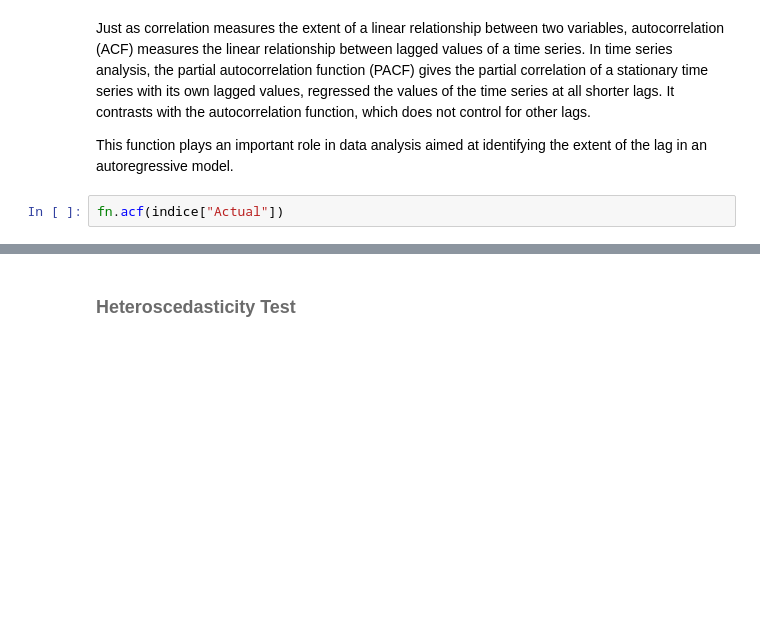
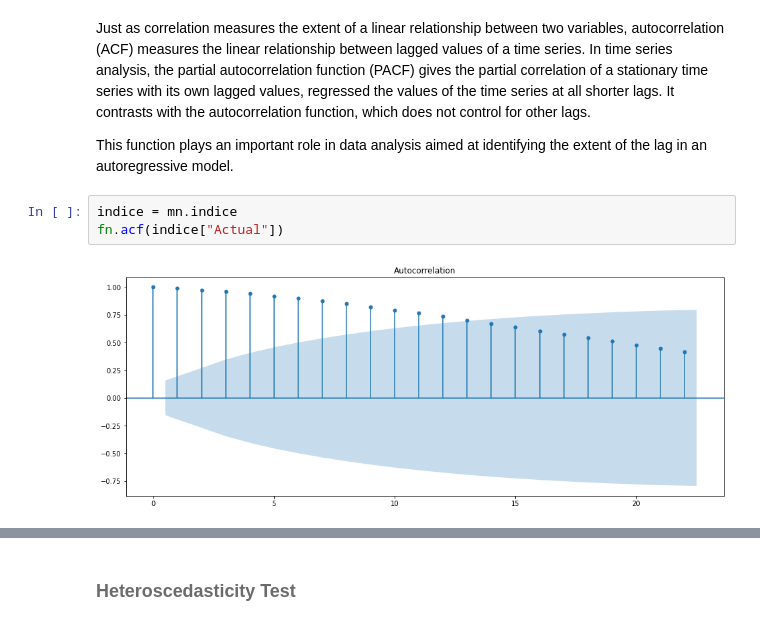
Before and after one commit to HKael/MYST-4, a Jupyter notebook: notebook.ipynb, the cells around one changed output, grey strips where cells are left out. Cells and saved outputs as stored; diff of their text form; blank space fills up the shorter version.

```diff
--- a/notebook.ipynb
+++ b/notebook.ipynb
@@ -227,6 +295,9 @@ Just as correlation measures the extent of a linear relationship between two var
 
 This function plays an important role in data analysis aimed at identifying the extent of the lag in an autoregressive model.
 # %%
+indice = mn.indice
 fn.acf(indice["Actual"])
+# %% [output]
+[figure, added]
 # %%
 fn.pacf(indice["Actual"])
```
Also changed, not shown: parts of 25 cells of this notebook, 2 other files.
